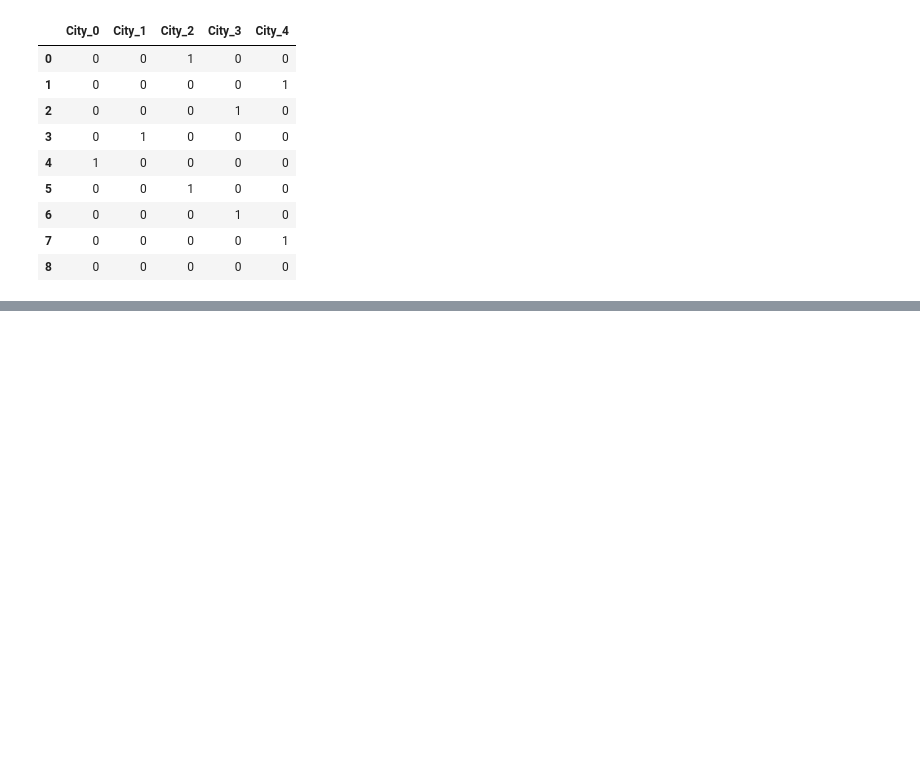
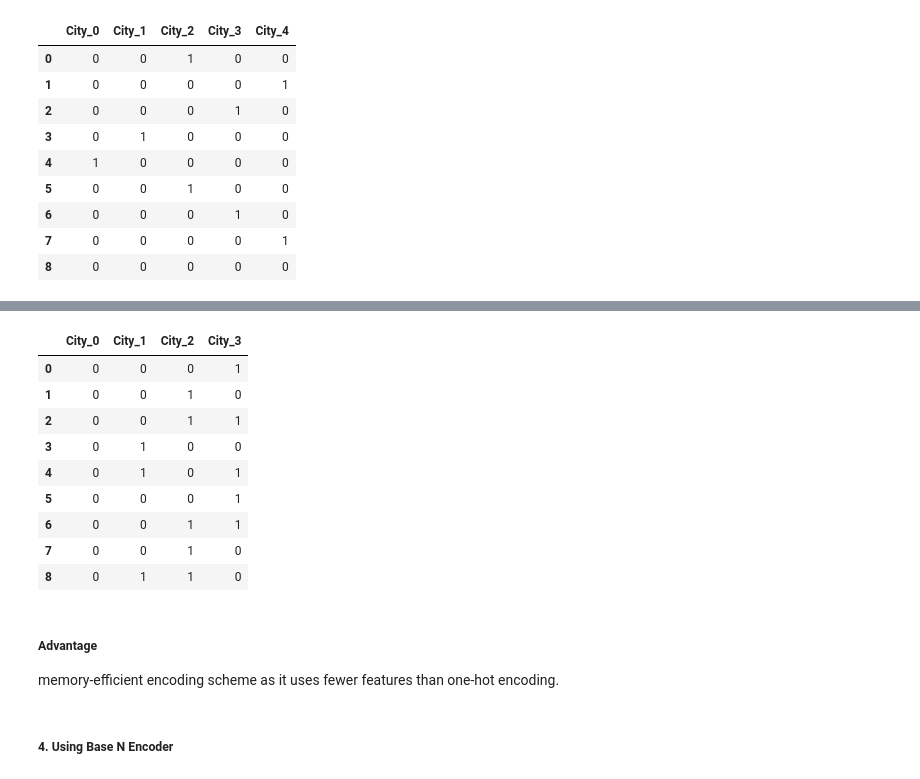
Before and after one commit to vishalbansal-1650/Categorical-Encoding-Techniques, a Jupyter notebook: Categorical Data Encoding Techniques.ipynb, the cells around one changed output, grey strips where cells are left out. Cells and saved outputs as stored; diff of their text form; code cells hidden in the pictures; blank space fills up the shorter version.

```diff
--- a/Categorical Data Encoding Techniques.ipynb
+++ b/Categorical Data Encoding Techniques.ipynb
@@ -147,0 +186,21 @@ data
+# %%
+binencode = ce.BinaryEncoder(cols='City',return_df=True)
+binencode.fit(data['City'])
+binencode.transform(data['City'])
+# %% [output]
+|  | City_0 | City_1 | City_2 | City_3 |
+| 0 | 0 | 0 | 0 | 1 |
+| 1 | 0 | 0 | 1 | 0 |
+| 2 | 0 | 0 | 1 | 1 |
+| 3 | 0 | 1 | 0 | 0 |
+| 4 | 0 | 1 | 0 | 1 |
+| 5 | 0 | 0 | 0 | 1 |
+| 6 | 0 | 0 | 1 | 1 |
+| 7 | 0 | 0 | 1 | 0 |
+| 8 | 0 | 1 | 1 | 0 |
+# %% [markdown]
+##### Advantage
+
+memory-efficient encoding scheme as it uses fewer features than one-hot encoding.
+# %% [markdown]
+##### 4. Using Base N Encoder
```
Also changed, not shown: parts of 30 cells of this notebook.
